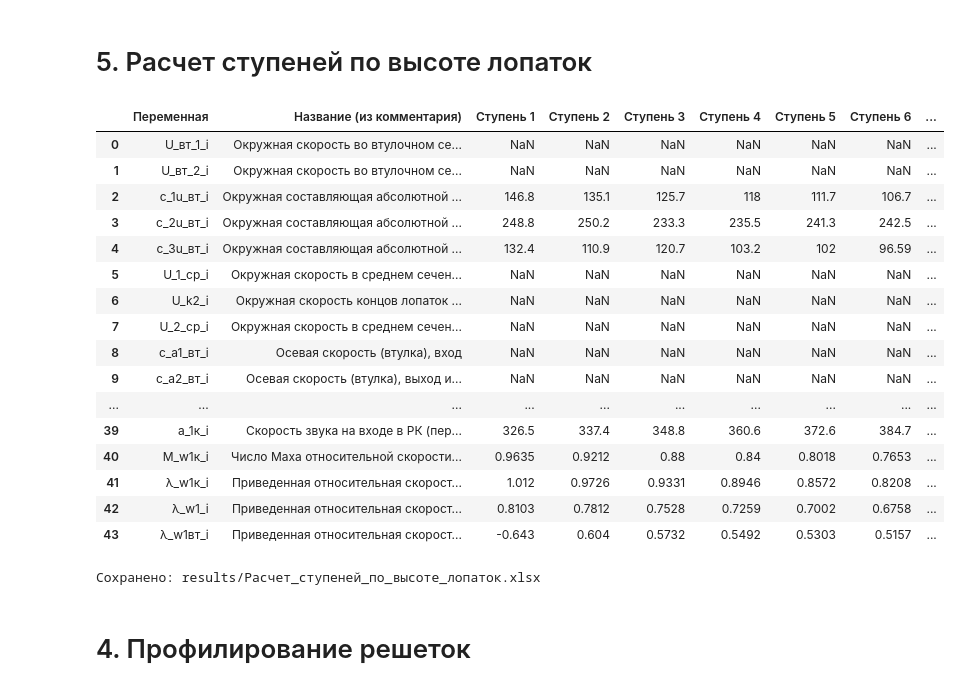
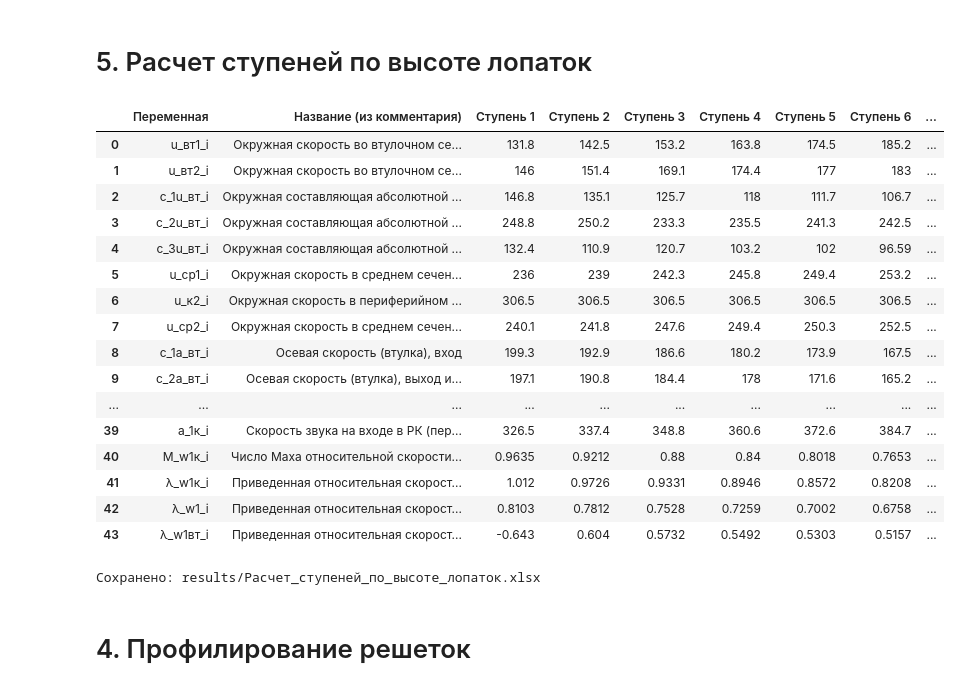
Before and after one commit to mikiway902/Compressor_Kurs, a Jupyter notebook: main.ipynb, the cells around one changed output. Saved outputs shown, nothing was run; the diff lists cells and outputs as text; code cells hidden in the pictures.

```diff
--- a/main.ipynb
+++ b/main.ipynb
@@ -2047,18 +1741,18 @@ D_ср1_i = (D_к1 + D_вт1_i)/2
 D_ср2_i = (D_к1 + D_вт2_i)/2
 
 list_names = [
-    "U_вт_1_i","U_вт_2_i",
+    "u_вт1_i","u_вт2_i",
     "c_1u_вт_i","c_2u_вт_i","c_3u_вт_i",
-    "U_1_ср_i","U_k2_i","U_2_ср_i",
-    "c_a1_вт_i","c_a2_вт_i","c_a3_вт_i",
+    "u_ср1_i","u_к2_i","u_ср2_i",
+    "c_1a_вт_i","c_2a_вт_i","c_3a_вт_i",
     "c_1_вт_i",
     "α_1_вт_i","α_2_вт_i","α_3_вт_i",
     "β_1_вт_i","β_2_вт_i",
     "ε_вт_рк_i","ε_вт_на_i",
 
-    "U_к_1_i","U_к_2_i",
+    "u_к1_i","u_к2_i",
     "c_1u_к_i","c_2u_к_i","c_3u_к_i",
-    "c_a1_к_i","c_a2_к_i","c_a3_к_i",
+    "c_1a_к_i","c_2a_к_i","c_3a_к_i",
     "c_1_к_i",
     "α_1_к_i","α_2_к_i","α_3_к_i",
     "β_1_к_i","β_2_к_i",
@@ -2071,17 +1765,17 @@ list_names = [
 ]
 
 name_map = {
-    "U_вт_1_i": "Окружная скорость во втулочном сечении на входе",
-    "U_вт_2_i": "Окружная скорость во втулочном сечении на выходе",
+    "u_вт1_i": "Окружная скорость во втулочном сечении на входе",
+    "u_вт2_i": "Окружная скорость во втулочном сечении на выходе",
     "c_1u_вт_i": "Окружная составляющая абсолютной скорости (втулка), вход",
     "c_2u_вт_i": "Окружная составляющая абсолютной скорости (втулка), выход из РК",
     "c_3u_вт_i": "Окружная составляющая абсолютной скорости (втулка), выход из ступени",
-    "U_1_ср_i": "Окружная скорость в среднем сечении на входе",
-    "U_k2_i": "Окружная скорость концов лопаток на выходе",
-    "U_2_ср_i": "Окружная скорость в среднем сечении на выходе",
-    "c_a1_вт_i": "Осевая скорость (втулка), вход",
-    "c_a2_вт_i": "Осевая скорость (втулка), выход из РК",
-    "c_a3_вт_i": "Осевая скорость (втулка), выход из ступени",
+    "u_ср1_i": "Окружная скорость в среднем сечении на входе",
+    "u_к2_i": "Окружная скорость концов лопаток на выходе",
+    "u_ср2_i": "Окружная скорость в среднем сечении на выходе",
+    "c_1a_вт_i": "Осевая скорость (втулка), вход",
+    "c_2a_вт_i": "Осевая скорость (втулка), выход из РК",
+    "c_3a_вт_i": "Осевая скорость (втулка), выход из ступени",
     "c_1_вт_i": "Абсолютная скорость (втулка) на входе",
     "α_1_вт_i": "Угол абсолютной скорости (втулка) на входе",
     "α_2_вт_i": "Угол абсолютной скорости (втулка) на выходе из РК",
@@ -2090,14 +1784,14 @@ name_map = {
     "β_2_вт_i": "Угол относительной скорости (втулка) на выходе из РК",
     "ε_вт_рк_i": "Диффузность решетки РК во втулочном сечении",
     "ε_вт_на_i": "Диффузность решетки НА во втулочном сечении",
-    "U_к_1_i": "Окружная скорость в периферийном сечении на входе",
-    "U_к_2_i": "Окружная скорость в периферийном сечении на выходе",
+    "u_к1_i": "Окружная скорость в периферийном сечении на входе",
+    "u_к2_i": "Окружная скорость в периферийном сечении на выходе",
     "c_1u_к_i": "Окружная составляющая абсолютной скорости (периферия), вход",
     "c_2u_к_i": "Окружная составляющая абсолютной скорости (периферия), выход из РК",
     "c_3u_к_i": "Окружная составляющая абсолютной скорости (периферия), выход из ступени",
-    "c_a1_к_i": "Осевая скорость (периферия), вход",
-    "c_a2_к_i": "Осевая скорость (периферия), выход из РК",
-    "c_a3_к_i": "Осевая скорость (периферия), выход из ступени",
+    "c_1a_к_i": "Осевая скорость (периферия), вход",
+    "c_2a_к_i": "Осевая скорость (периферия), выход из РК",
+    "c_3a_к_i": "Осевая скорость (периферия), выход из ступени",
     "c_1_к_i": "Абсолютная скорость (периферия) на входе",
     "α_1_к_i": "Угол абсолютной скорости (периферия) на входе",
     "α_2_к_i": "Угол абсолютной скорости (периферия) на выходе из РК",
@@ -2190,43 +1884,43 @@ for name in list_names:
     row = {
         "Переменная": name,
         "Название (из комментария)": name_map.get(name, ""),
     }
     for i, col in enumerate(stage_cols):
         row[col] = values[i] if i < len(values) else np.nan
     rows.append(row)
 
 df = pd.DataFrame(rows) if rows else pd.DataFrame({
     "Переменная": ["Нет данных"],
     "Название (из комментария)": [""],
 })
 
 pd.set_option('display.max_columns', None)
 pd.set_option('display.max_rows', 200)
 pd.set_option('display.float_format', lambda x: f'{x: .4g}')
 
 display(df)
 
 output_dir = "results"
 os.makedirs(output_dir, exist_ok=True)
 file_path = os.path.join(output_dir, "Расчет_ступеней_по_высоте_лопаток.xlsx")
 
 with pd.ExcelWriter(file_path, engine="openpyxl") as writer:
     df.to_excel(writer, sheet_name="Данные", index=False)
     apply_uniform_autofit(writer.sheets["Данные"])
 
 print(f"Сохранено: {file_path}")
 # %% [output]
 |  | Переменная | Название (из комментария) | Ступень 1 | Ступень 2 | Ступень 3 | Ступень 4 | Ступень 5 | Ступень 6 | ... |
-| 0 | U_вт_1_i | Окружная скорость во втулочном се... | NaN | NaN | NaN | NaN | NaN | NaN | ... |
-| 1 | U_вт_2_i | Окружная скорость во втулочном се... | NaN | NaN | NaN | NaN | NaN | NaN | ... |
+| 0 | u_вт1_i | Окружная скорость во втулочном се... | 131.8 | 142.5 | 153.2 | 163.8 | 174.5 | 185.2 | ... |
+| 1 | u_вт2_i | Окружная скорость во втулочном се... | 146 | 151.4 | 169.1 | 174.4 | 177 | 183 | ... |
 | 2 | c_1u_вт_i | Окружная составляющая абсолютной ... | 146.8 | 135.1 | 125.7 | 118 | 111.7 | 106.7 | ... |
 | 3 | c_2u_вт_i | Окружная составляющая абсолютной ... | 248.8 | 250.2 | 233.3 | 235.5 | 241.3 | 242.5 | ... |
 | 4 | c_3u_вт_i | Окружная составляющая абсолютной ... | 132.4 | 110.9 | 120.7 | 103.2 | 102 | 96.59 | ... |
-| 5 | U_1_ср_i | Окружная скорость в среднем сечен... | NaN | NaN | NaN | NaN | NaN | NaN | ... |
-| 6 | U_k2_i | Окружная скорость концов лопаток ... | NaN | NaN | NaN | NaN | NaN | NaN | ... |
-| 7 | U_2_ср_i | Окружная скорость в среднем сечен... | NaN | NaN | NaN | NaN | NaN | NaN | ... |
-| 8 | c_a1_вт_i | Осевая скорость (втулка), вход | NaN | NaN | NaN | NaN | NaN | NaN | ... |
-| 9 | c_a2_вт_i | Осевая скорость (втулка), выход и... | NaN | NaN | NaN | NaN | NaN | NaN | ... |
+| 5 | u_ср1_i | Окружная скорость в среднем сечен... | 236 | 239 | 242.3 | 245.8 | 249.4 | 253.2 | ... |
+| 6 | u_к2_i | Окружная скорость в периферийном ... | 306.5 | 306.5 | 306.5 | 306.5 | 306.5 | 306.5 | ... |
+| 7 | u_ср2_i | Окружная скорость в среднем сечен... | 240.1 | 241.8 | 247.6 | 249.4 | 250.3 | 252.5 | ... |
+| 8 | c_1a_вт_i | Осевая скорость (втулка), вход | 199.3 | 192.9 | 186.6 | 180.2 | 173.9 | 167.5 | ... |
+| 9 | c_2a_вт_i | Осевая скорость (втулка), выход и... | 197.1 | 190.8 | 184.4 | 178 | 171.6 | 165.2 | ... |
 | ... | ... | ... | ... | ... | ... | ... | ... | ... | ... |
 | 39 | a_1к_i | Скорость звука на входе в РК (пер... | 326.5 | 337.4 | 348.8 | 360.6 | 372.6 | 384.7 | ... |
 | 40 | M_w1к_i | Число Маха относительной скорости... | 0.9635 | 0.9212 | 0.88 | 0.84 | 0.8018 | 0.7653 | ... |
```
Also changed, not shown: parts of 11 cells of this notebook, 16 other files.
